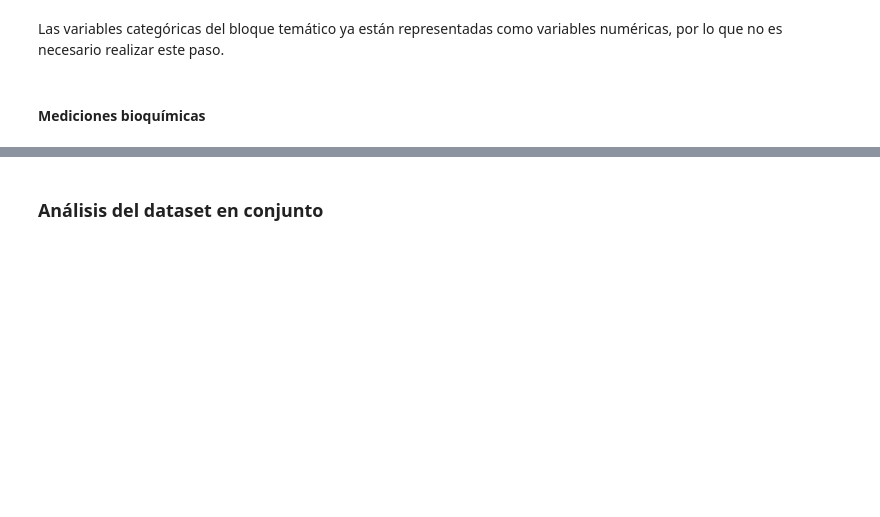
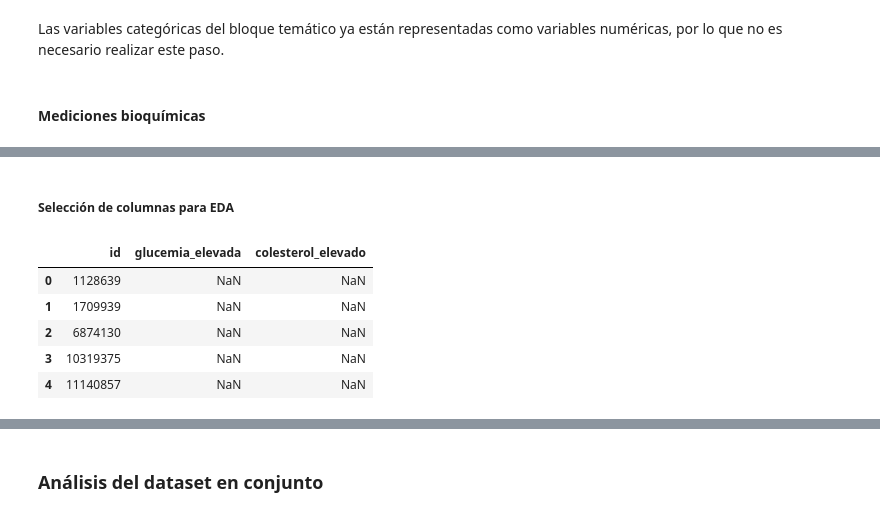
Before and after one commit to Data-Science-YPF/factores_riesgo, a Jupyter notebook: analisisBD.ipynb, the cells around one changed output, grey strips where cells are left out. Cells and saved outputs as stored; diff of their text form; code cells hidden in the pictures; blank space fills up the shorter version.

```diff
--- a/analisisBD.ipynb
+++ b/analisisBD.ipynb
@@ -1308,0 +1339,19 @@ Las variables categóricas del bloque temático ya están representadas como var
+# %% [markdown]
+##### Selección de columnas para EDA
+# %%
+# Selección de columnas
+mediciones_bioquimicas = mediciones_bioquimicas_raw[[
+    'id',
+    'glucemia_elevada',
+    'colesterol_elevado'
+]]
+
+# Visualización de las primeras 5 filas
+mediciones_bioquimicas.head(5)
+# %% [output]
+|  | id | glucemia_elevada | colesterol_elevado |
+| 0 | 1128639 | NaN | NaN |
+| 1 | 1709939 | NaN | NaN |
+| 2 | 6874130 | NaN | NaN |
+| 3 | 10319375 | NaN | NaN |
+| 4 | 11140857 | NaN | NaN |
```
Also changed, not shown: parts of 34 cells of this notebook, 1 other file.
